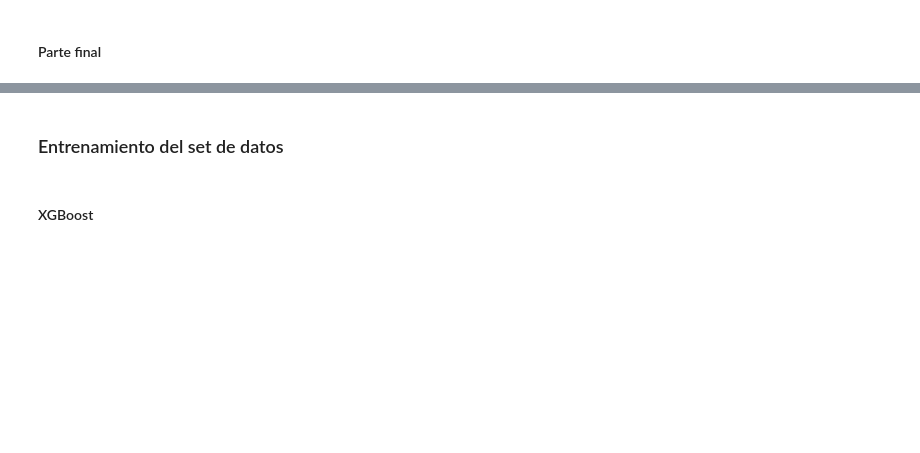
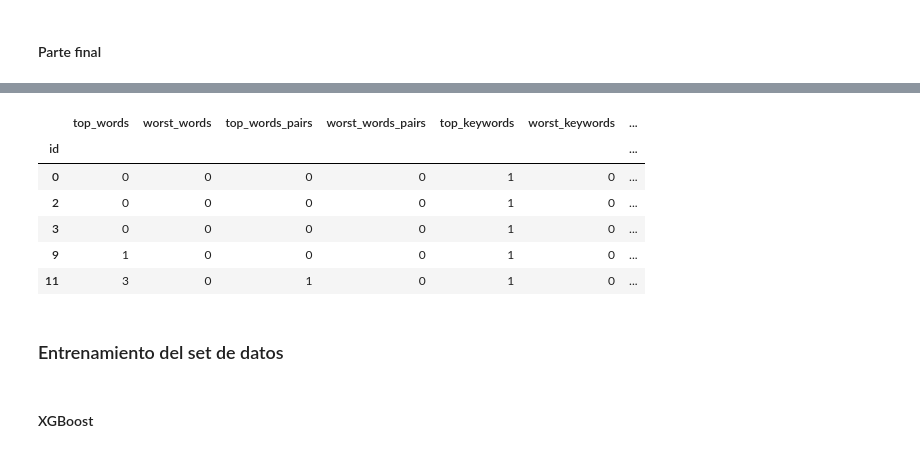
Before and after one commit to RiedelNicolas/TP2-Organizacion-de-Datos, a Jupyter notebook: modelo_1.ipynb, the cells around one changed output, grey strips where cells are left out. Drawn from its saved outputs; the diff is of its cells as text; code cells hidden in the pictures; blank space fills up the shorter version.

```diff
--- a/modelo_1.ipynb
+++ b/modelo_1.ipynb
@@ -328,0 +294,23 @@ train.head(20)
+# %%
+# Devuelve un dataframe con todos los features considerados para el modelo
+def prepare_test_set(df):
+
+    clean_tweets = clean_text(df)
+    df['words'] = clean_tweets
+    df['clean_text'] = [' '.join(x) for x in clean_tweets]
+
+    df['top_words'] = count_text_ocurrences(df['clean_text'], filtered_data['top_words'])
+    df['worst_words'] = count_text_ocurrences(df['clean_text'], filtered_data['worst_words'])
+    df['top_words_pairs'] = count_text_ocurrences(df['clean_text'], filtered_data['top_words_pairs'])
+    df['worst_words_pairs'] = count_text_ocurrences(df['clean_text'], filtered_data['worst_words_pairs'])
+    df['top_keywords'] = count_ocurrences(df['keyword'], filtered_data['top_keywords'])
+    df['worst_keywords'] = count_ocurrences(df['keyword'], filtered_data['worst_keywords'])
+    df['top_locations'] = count_ocurrences(df['location'], filtered_data['top_locations'])
+    df['worst_locations'] = count_ocurrences(df['location'], filtered_data['worst_locations'])
+    relevant_chars_ocurrences(df)
+    length_count(df)
+
+    df = df.drop(columns=['keyword','location','text','words','clean_text'])
+    df = df.set_index('id')
+
+    return df
@@ -329,3 +328,14 @@ train.head(20)
+# %%
+test_set = prepare_test_set(test.copy())
+test_set.head()
+# %% [output]
+|  | top_words | worst_words | top_words_pairs | worst_words_pairs | top_keywords | worst_keywords | ... |
+| id |  |  |  |  |  |  | ... |
+| 0 | 0 | 0 | 0 | 0 | 1 | 0 | ... |
+| 2 | 0 | 0 | 0 | 0 | 1 | 0 | ... |
+| 3 | 0 | 0 | 0 | 0 | 1 | 0 | ... |
+| 9 | 1 | 0 | 0 | 0 | 1 | 0 | ... |
+| 11 | 3 | 0 | 1 | 0 | 1 | 0 | ... |
 # %% [markdown]
 ### Entrenamiento del set de datos
 # %%
```
Also changed, not shown: parts of 60 cells of this notebook.
